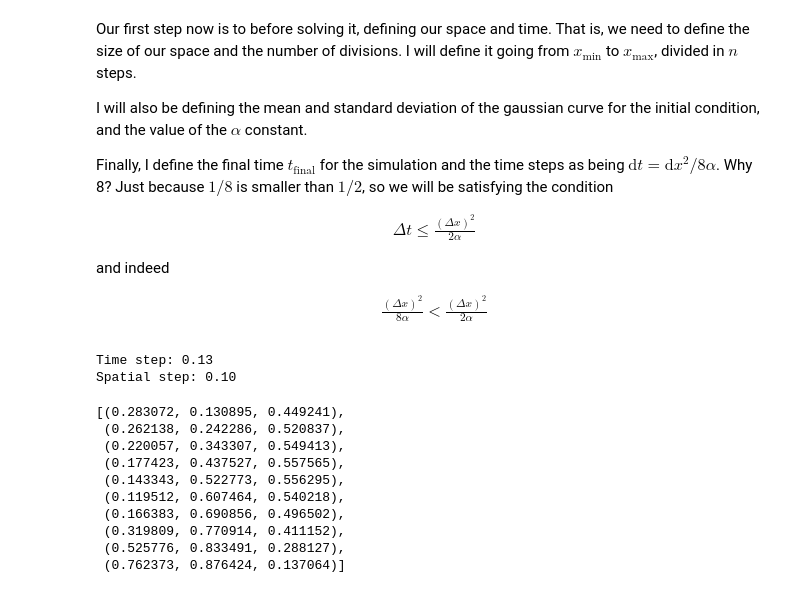
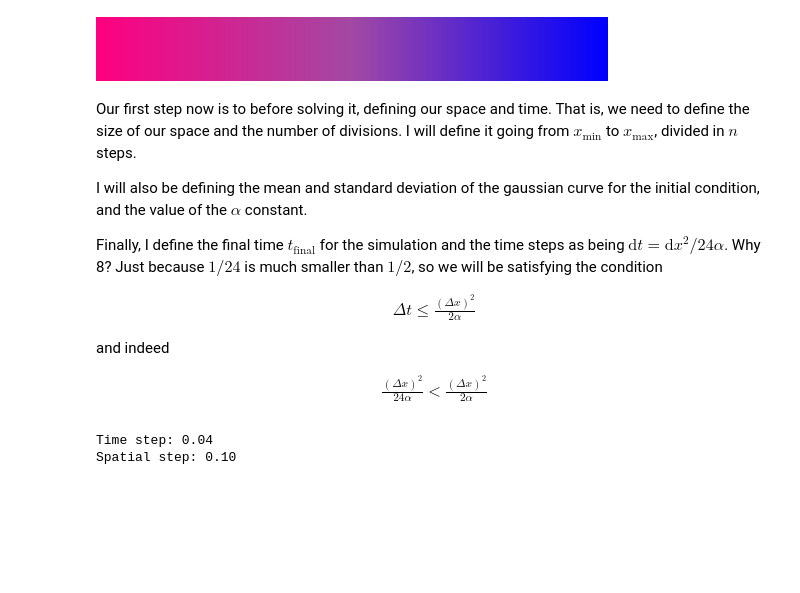
Before and after one commit to henauts/QECO, a Jupyter notebook: Codes/Diffusion_equation.ipynb, the cells around one changed output. Saved outputs shown, nothing was run; the diff lists cells and outputs as text; code cells hidden in the pictures; blank space fills up the shorter version.

Commit message:
Update in model simulations

```diff
--- a/Codes/Diffusion_equation.ipynb
+++ b/Codes/Diffusion_equation.ipynb
@@ -60,9 +88,25 @@ import scipy.stats as st
+# %%
+# List of colors from LGBT+ flags
+bi_colors = ["#ff0080","#a349a4","#0000ff"]
+
+# Create linear transitions between colors to make colormaps
+bi = mpl.colors.LinearSegmentedColormap.from_list("", bi_colors)
+
+# Reverse list of colors
+bi_colors.reverse()
+
+# Create other colormaps with same colors but reversed order
+bi_r = mpl.colors.LinearSegmentedColormap.from_list("", bi_colors)
+# %%
+bi
+# %% [output]
+[figure, added]
 # %% [markdown]
 Our first step now is to before solving it, defining our space and time. That is, we need to define the size of our space and the number of divisions. I will define it going from $x_{\min}$ to $x_{\max}$, divided in $n$ steps.
 
 I will also be defining the mean and standard deviation of the gaussian curve for the initial condition, and the value of the $\alpha$ constant.
 
-Finally, I define the final time $t_{\mathrm{final}}$ for the simulation and the time steps as being $\mathrm{d}t = \mathrm{d}x^2/8\alpha$. Why 8? Just because $1/8$ is smaller than $1/2$, so we will be satisfying the condition
+Finally, I define the final time $t_{\mathrm{final}}$ for the simulation and the time steps as being $\mathrm{d}t = \mathrm{d}x^2/24\alpha$. Why 8? Just because $1/24$ is much smaller than $1/2$, so we will be satisfying the condition
 
 \begin{align}
     \Delta t \leq \frac{\left( \Delta x \right)^2}{2 \alpha}
@@ -71,27 +115,34 @@ Finally, I define the final time $t_{\mathrm{final}}$ for the simulation and the
 and indeed
 
 \begin{align}
-    \frac{\left( \Delta x \right)^2}{8 \alpha} < \frac{\left( \Delta x \right)^2}{2 \alpha}
+    \frac{\left( \Delta x \right)^2}{24 \alpha} < \frac{\left( \Delta x \right)^2}{2 \alpha}
 \end{align}
 # %%
 x_min = -5
 x_max = 5
 n = 100
 center = 0
-sd = 1
+sd = 0.4
 T1s = 0.1
 T2s = 0.1
+r = 0.06
+k = 0.8
+chi = 0.5
+gamma = r/k
+lambd = 0.1
+q = 0.5
 
 dx = (x_max - x_min)/n
 
-alpha = 1e-2
-t_final = 180
-dt = dx**2 / (8*alpha)
+D_b = 1e-2
+D_s = 5e-2
+t_final = 500
+dt = dx**2 / (24*D_b)
 
 print(f'Time step: {dt:.2f}')
 print(f'Spatial step: {dx:.2f}')
 # %% [output]
-Time step: 0.13
+Time step: 0.04
 Spatial step: 0.10
 # %%
 # Create the space
@@ -117,13 +222,0 @@ for i in tqdm(range(len(t))):
-# %%
-sns.color_palette('viridis', 10)
-# %% [output]
-[(0.283072, 0.130895, 0.449241),
- (0.262138, 0.242286, 0.520837),
- (0.220057, 0.343307, 0.549413),
- (0.177423, 0.437527, 0.557565),
- (0.143343, 0.522773, 0.556295),
- (0.119512, 0.607464, 0.540218),
- (0.166383, 0.690856, 0.496502),
- (0.319809, 0.770914, 0.411152),
- (0.525776, 0.833491, 0.288127),
- (0.762373, 0.876424, 0.137064)]
```
Also changed, not shown: parts of 19 cells of this notebook.
